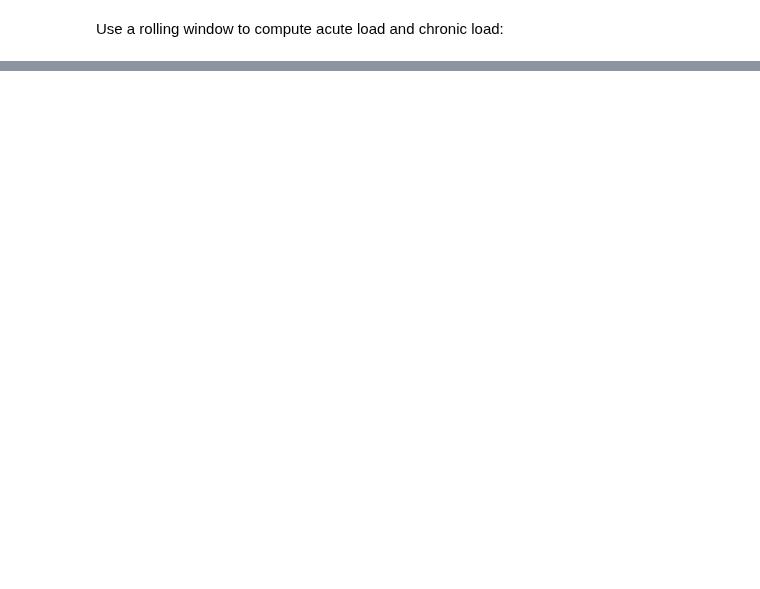
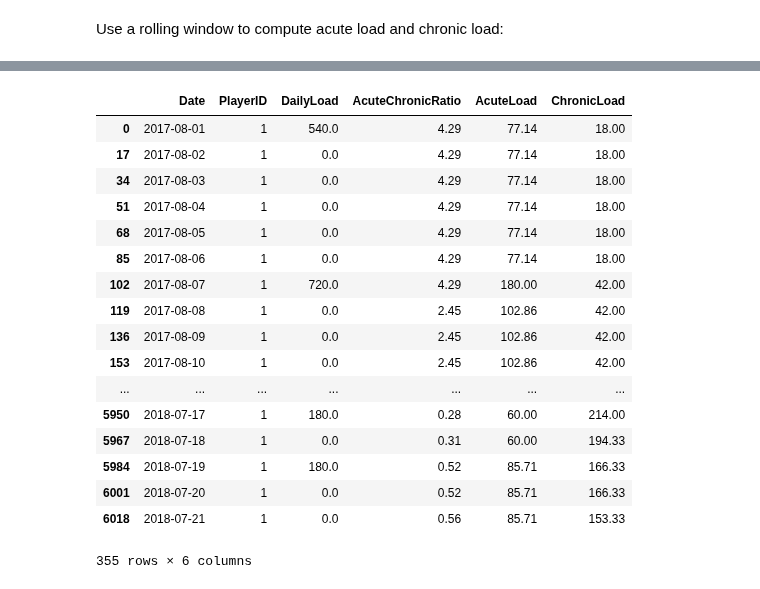
Before and after one commit to JoeRoussy/sta2453-project-1, a Jupyter notebook: fill_in_missing_rpe_data.ipynb, the cells around one changed output, grey strips where cells are left out. Cells and saved outputs as stored; diff of their text form; code cells hidden in the pictures; blank space fills up the shorter version.

```diff
--- a/fill_in_missing_rpe_data.ipynb
+++ b/fill_in_missing_rpe_data.ipynb
@@ -93,10 +74,9 @@ rpe_df = rpe_df.set_index(['Date', 'PlayerID']).reindex(idx, fill_value=0).reset
 # %% [markdown]
 Use a rolling window to compute acute load and chronic load:
 # %%
-past7Days = rpe_df.groupby('PlayerID').rolling('7d', on='Date')['DailyLoad'].sum().reset_index()
-past7Days['newAcuteLoad'] = (past7Days['DailyLoad'] / 7.).round(1)
+temp = rpe_df[['Date','PlayerID','DailyLoad']].drop_duplicates()
+past7Days = temp.groupby('PlayerID').rolling('7d', on='Date')['DailyLoad'].sum().reset_index()
+past7Days['newAcuteLoad'] = (past7Days['DailyLoad'] / 7.).round(2)
 past7Days = past7Days.drop(columns = 'DailyLoad')
 
 rpe_df = pd.merge(rpe_df, past7Days, how='left', on=['Date', 'PlayerID'])
-
-rpe_df[rpe_df['PlayerID'] == 1]
@@ -122,3 +83,33 @@ rpe_df[rpe_df['PlayerID'] == 1]
+# %%
+past30Days = temp.groupby('PlayerID').rolling('30d', on='Date')['DailyLoad'].sum().reset_index()
+past30Days['newChronicLoad'] = (past30Days['DailyLoad'] / 30.).round(2)
+past30Days = past30Days.drop(columns = 'DailyLoad')
+
+rpe_df = pd.merge(rpe_df, past30Days, how="left", on=["Date", "PlayerID"])
+# %%
+rpe_df.drop(['ChronicLoad','AcuteLoad'],axis = 1, inplace = True)
+rpe_df.rename(columns = {'newChronicLoad':'ChronicLoad','newAcuteLoad':'AcuteLoad'}, inplace = True)
+rpe_df['AcuteChronicRatio'] = (rpe_df['AcuteLoad'] / rpe_df['ChronicLoad']).round(2)
+rpe_df[rpe_df['PlayerID'] == 1]
+# %% [output]
+|  | Date | PlayerID | DailyLoad | AcuteChronicRatio | AcuteLoad | ChronicLoad |
+| 0 | 2017-08-01 | 1 | 540.0 | 4.29 | 77.14 | 18.00 |
+| 17 | 2017-08-02 | 1 | 0.0 | 4.29 | 77.14 | 18.00 |
+| 34 | 2017-08-03 | 1 | 0.0 | 4.29 | 77.14 | 18.00 |
+| 51 | 2017-08-04 | 1 | 0.0 | 4.29 | 77.14 | 18.00 |
+| 68 | 2017-08-05 | 1 | 0.0 | 4.29 | 77.14 | 18.00 |
+| 85 | 2017-08-06 | 1 | 0.0 | 4.29 | 77.14 | 18.00 |
+| 102 | 2017-08-07 | 1 | 720.0 | 4.29 | 180.00 | 42.00 |
+| 119 | 2017-08-08 | 1 | 0.0 | 2.45 | 102.86 | 42.00 |
+| 136 | 2017-08-09 | 1 | 0.0 | 2.45 | 102.86 | 42.00 |
+| 153 | 2017-08-10 | 1 | 0.0 | 2.45 | 102.86 | 42.00 |
+| ... | ... | ... | ... | ... | ... | ... |
+| 5950 | 2018-07-17 | 1 | 180.0 | 0.28 | 60.00 | 214.00 |
+| 5967 | 2018-07-18 | 1 | 0.0 | 0.31 | 60.00 | 194.33 |
+| 5984 | 2018-07-19 | 1 | 180.0 | 0.52 | 85.71 | 166.33 |
+| 6001 | 2018-07-20 | 1 | 0.0 | 0.52 | 85.71 | 166.33 |
+| 6018 | 2018-07-21 | 1 | 0.0 | 0.56 | 85.71 | 153.33 |
+355 rows × 6 columns
 # %%
 gps_df = pd.read_csv('./processed_data/processed_gps.csv')
 gps_df = gps_df.drop(columns=['Unnamed: 0'])
```
Also changed, not shown: parts of 9 cells of this notebook, 5 other files.
